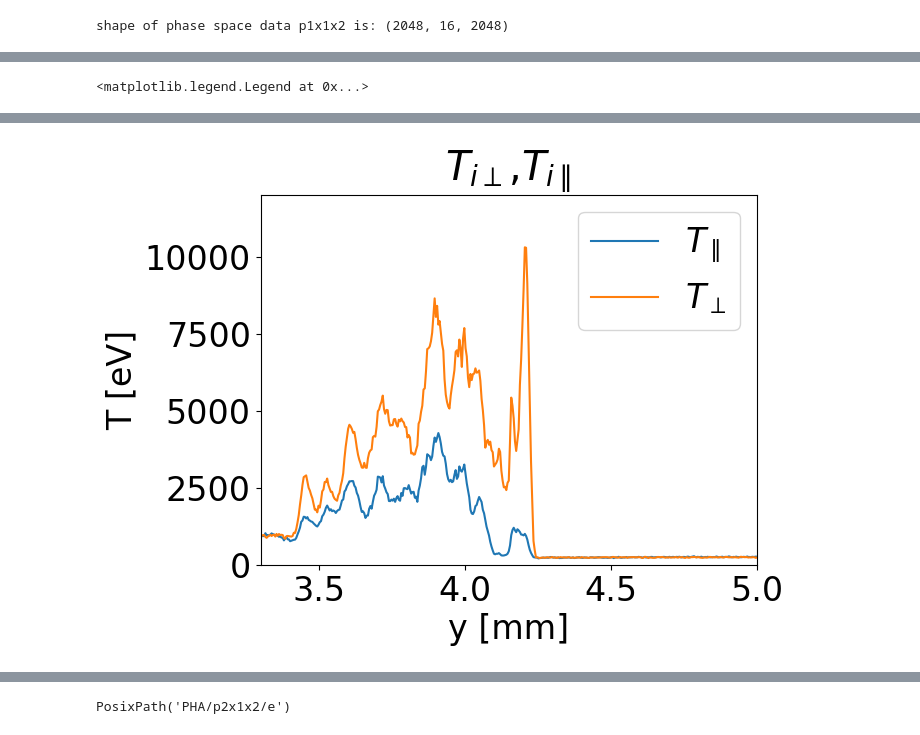
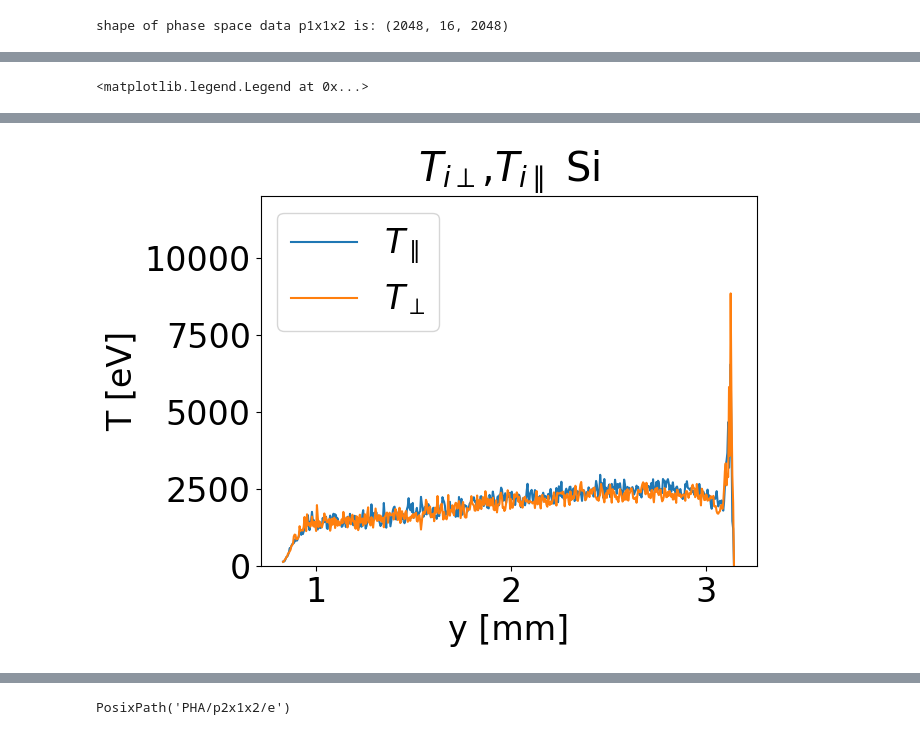
Before and after one commit to Schaeffer-Lab/MagShockZ, a Jupyter notebook: analysis_notebooks/OSIRIS/analysis_using_pyvisos.ipynb, the cells around one changed output, grey strips where cells are left out. Saved outputs shown, nothing was run; the diff lists cells and outputs as text; code cells hidden in the pictures.

```diff
--- a/analysis_notebooks/OSIRIS/analysis_using_pyvisos.ipynb
+++ b/analysis_notebooks/OSIRIS/analysis_using_pyvisos.ipynb
@@ -136,10 +136,10 @@ omega_ci: 7.211707870028227e-05 wpe
 1/omega_ci (s): 6.263810948911892e-09 s
 # %%
 t = 35
-pha_p1_times = sorted((sim_dir / pha_p1_al).glob("*.h5"))
-pha_p2_times = sorted((sim_dir / pha_p2_al).glob("*.h5"))
-# pha_p1_times = sorted((sim_dir / pha_p1_si).glob("*.h5"))
-# pha_p2_times = sorted((sim_dir / pha_p2_si).glob("*.h5"))
+# pha_p1_times = sorted((sim_dir / pha_p1_al).glob("*.h5"))
+# pha_p2_times = sorted((sim_dir / pha_p2_al).glob("*.h5"))
+pha_p1_times = sorted((sim_dir / pha_p1_si).glob("*.h5"))
+pha_p2_times = sorted((sim_dir / pha_p2_si).glob("*.h5"))
 density_times = sorted((sim_dir / charge_si).glob("*.h5"))
 pha_p1_data = osh5io.read_h5(pha_p1_times[t].as_posix())
 pha_p2_data = osh5io.read_h5(pha_p2_times[t].as_posix())
@@ -234,7 +234,7 @@ ax.legend()
 # %%
 # It would be useful to scale these back into real units
 # use vth = sqrt(T/(mc^2)) -> T = vth^2 * rqm * m_e * c^2
-rqm = deck.species['al'].rqm
+rqm = deck.species['si'].rqm
 # print(rqm)
 
 T1_real = (T1 * rqm * astropy.constants.m_e * astropy.constants.c**2).to('eV')
@@ -246,12 +246,12 @@ plt.plot(x2_axis_real, T2_real[np.shape(T2_real)[0]//2,:], label=r'$T_\perp$')
 
 # plt.plot(x2_axis_real, T2_real[np.shape(T2_real)[0]//2,:]/T1_real[np.shape(T1_real)[0]//2,:], label=r'$T_\perp/T_\parallel$')
 ax = plt.gca()
-ax.set_xlim(3.3, 5)
+# ax.set_xlim(3.3, 5)
 ax.set_ylim(0, 12000)
 plt.ylabel(r'T [eV]')
 plt.xlabel('y [mm]')
 # plt.title(rf"$T_\perp / T_\parallel, t = {round((density_data.run_attrs['TIME'][0] *omega_ci /omega_ci_real).to('ns'),2)}$")
-plt.title(r"$T_{i\perp}$,$T_{i\parallel}$")
+plt.title(r"$T_{i\perp}$,$T_{i\parallel}$ Si")
 ax.legend()
 # %% [output]
 <matplotlib.legend.Legend at 0x...>
@@ -266,2 +266,2 @@ ax.legend()
-[figure, old version]
+[figure, new version]
 # %%
```
Also changed, not shown: parts of 8 cells of this notebook, 1 other file.
